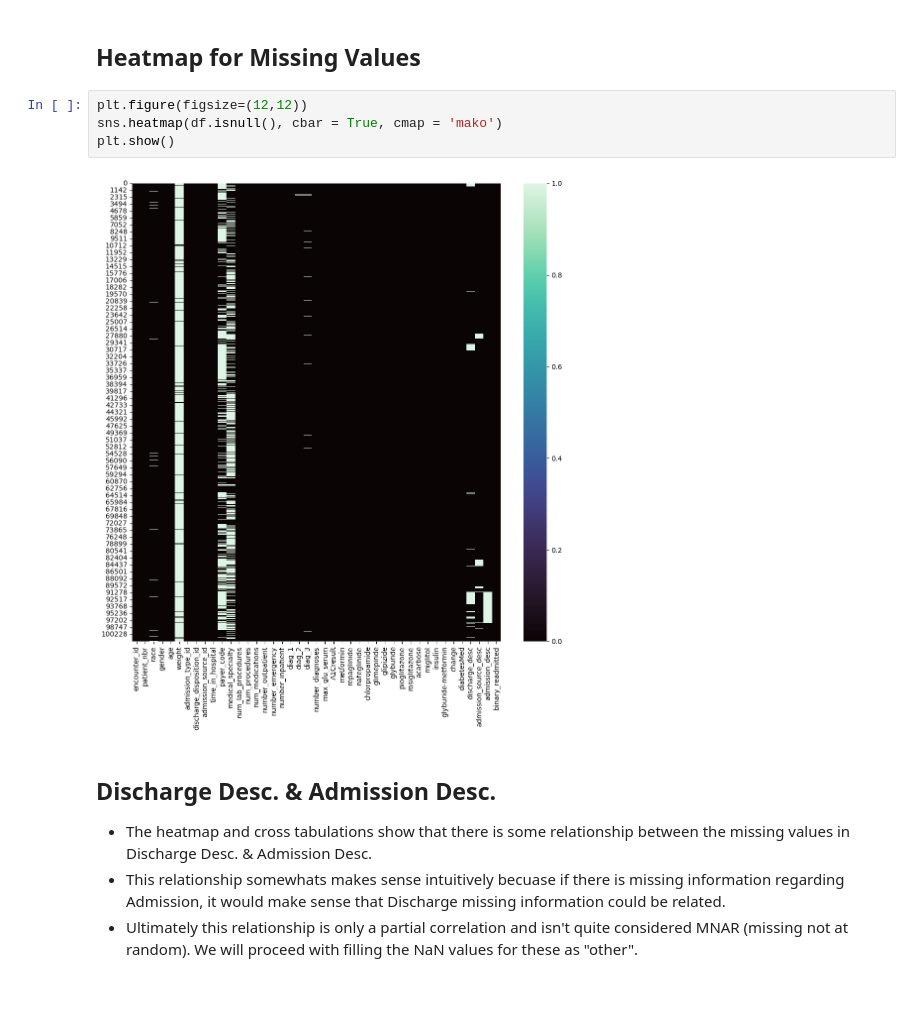
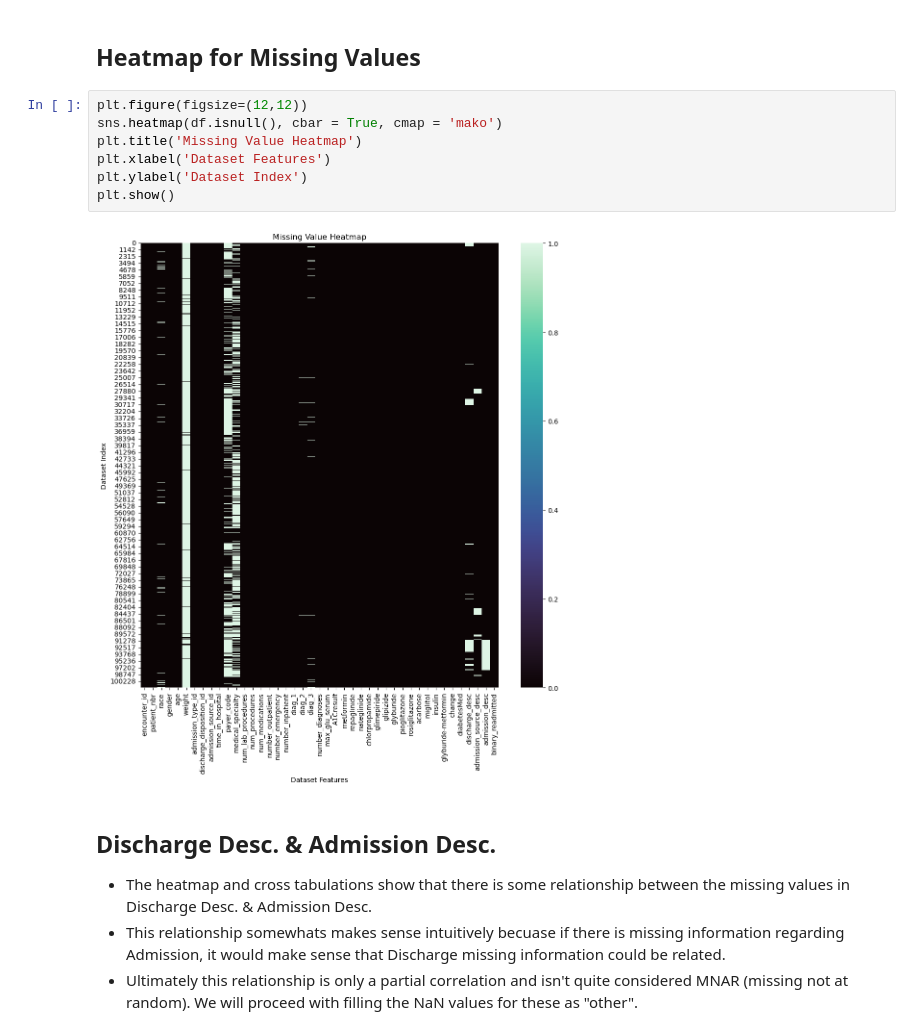
Before and after one commit to Mr-Chang95/Hospital-Readmittance-Classification, a Jupyter notebook: CaseStudy.ipynb, the cells around one changed output. Saved outputs shown, nothing was run; the diff lists cells and outputs as text; blank space fills up the shorter version.

```diff
--- a/CaseStudy.ipynb
+++ b/CaseStudy.ipynb
@@ -260,9 +267,12 @@ df['diag_3'].replace('?', np.nan, inplace = True)
 # %%
 plt.figure(figsize=(12,12))
 sns.heatmap(df.isnull(), cbar = True, cmap = 'mako')
+plt.title('Missing Value Heatmap')
+plt.xlabel('Dataset Features')
+plt.ylabel('Dataset Index')
 plt.show()
 # %% [output]
-[figure, old version]
+[figure, new version]
 # %% [markdown]
 ## Discharge Desc. & Admission Desc.
 - The heatmap and cross tabulations show that there is some relationship between the missing values in Discharge Desc. & Admission Desc.
```
Also changed, not shown: parts of 12 cells of this notebook, 1 other file.
